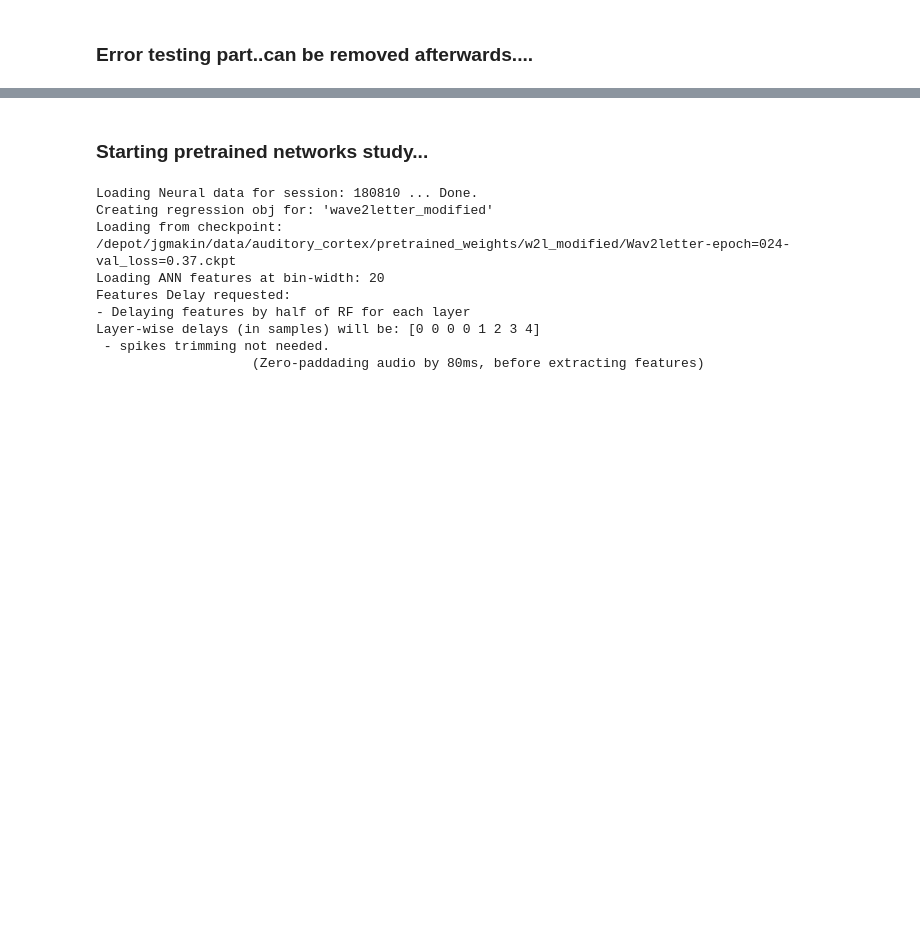
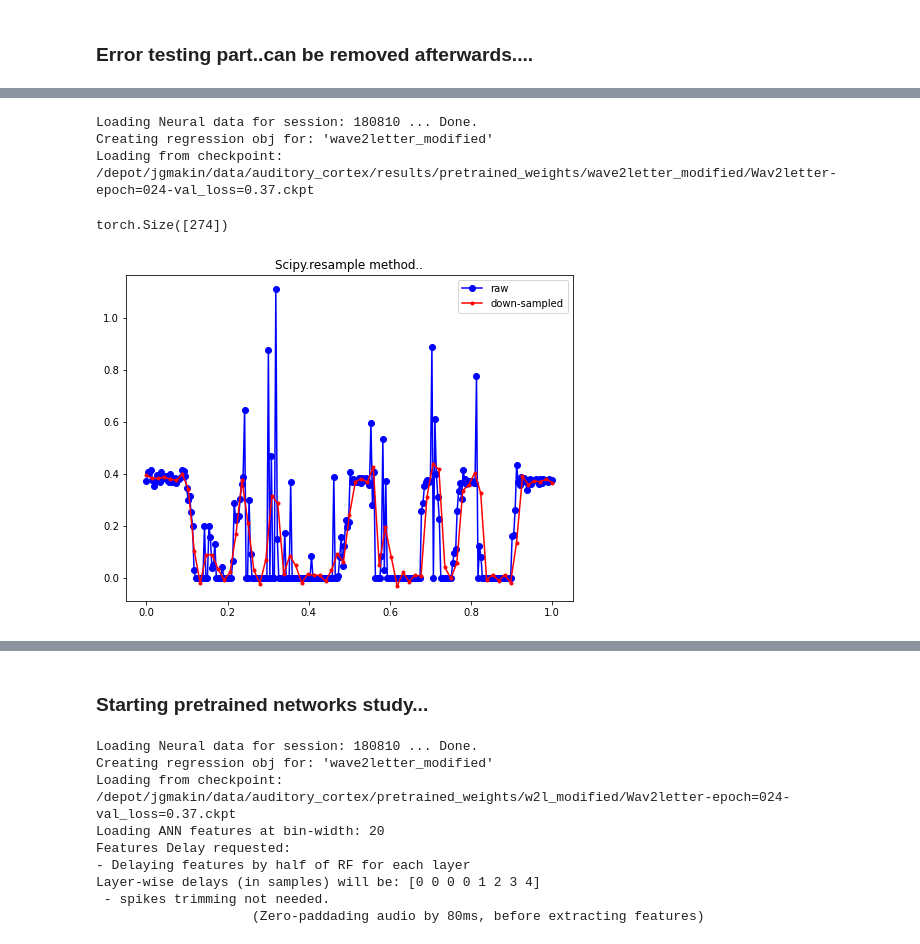
Before and after one commit to bilalhsp/Auditory_Cortex, a Jupyter notebook: experiments/pretrrained_models/pretrained_networks_setup.ipynb, the cells around one changed output, grey strips where cells are left out. Cells and saved outputs as stored; diff of their text form; code cells hidden in the pictures; blank space fills up the shorter version.

```diff
--- a/experiments/pretrrained_models/pretrained_networks_setup.ipynb
+++ b/experiments/pretrrained_models/pretrained_networks_setup.ipynb
@@ -8,0 +13,35 @@ from transformers import Speech2TextForConditionalGeneration, Speech2TextProcess
+# %%
+model = 'wave2letter_modified'
+# model = 'deepspeech2'
+obj = Reg.Regression(model,
+                                load_features=False,
+                                delay_features = False,
+                                audio_zeropad = False)
+# %% [output]
+Loading Neural data for session: 180810 ... Done.
+Creating regression obj for: 'wave2letter_modified'
+Loading from checkpoint: /depot/jgmakin/data/auditory_cortex/results/pretrained_weights/wave2letter_modified/Wav2letter-epoch=024-val_loss=0.37.ckpt
+# %%
+raw_features = obj.extract_features()
+# %%
+sampled_features = obj.resample(raw_features, bin_width=20)
+# %%
+layer = 2
+sent = 12
+y1 = raw_features[layer][sent][:,0]
+x1 = np.linspace(0, 1, num=y1.shape[0])
+
+y2 = sampled_features[layer][sent][:,0]
+x2 = np.linspace(0, 1, num=y2.shape[0])
+# %%
+print(y1.shape)
+# %% [output]
+torch.Size([274])
+# %%
+plt.figure(figsize=(8,6))
+plt.plot(x1, y1, 'bo-', x2, y2, 'r.-' )
+plt.legend(['raw', 'down-sampled'], loc='best')
+plt.title(f"Scipy.resample method..")
+plt.show()
+# %% [output]
+[figure, added]
```
Also changed, not shown: parts of 30 cells of this notebook, 37 other files.
